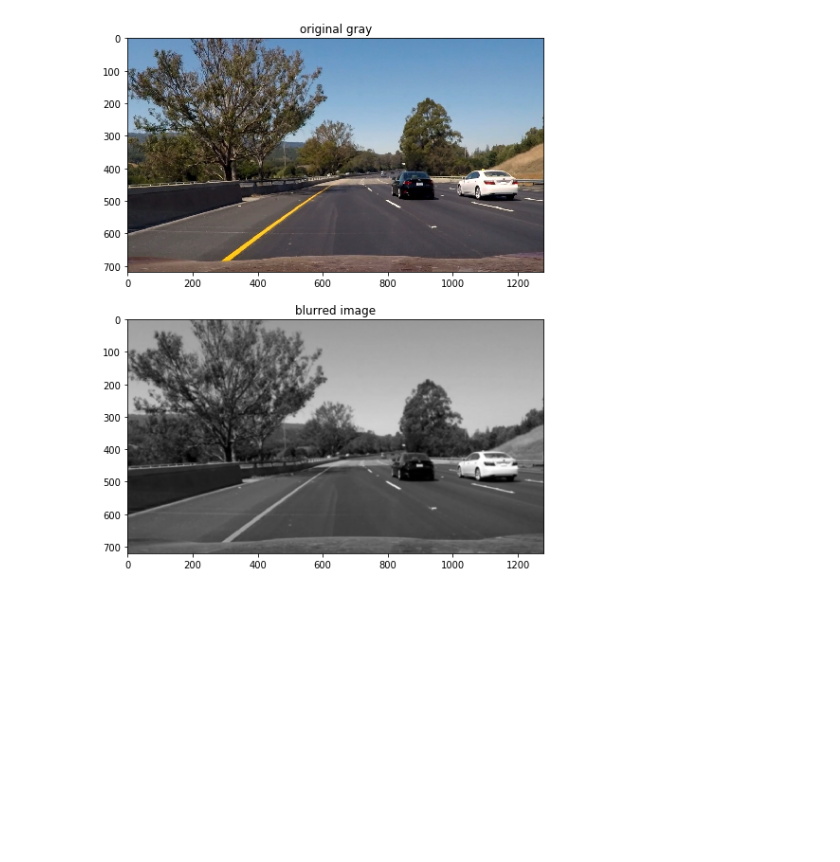
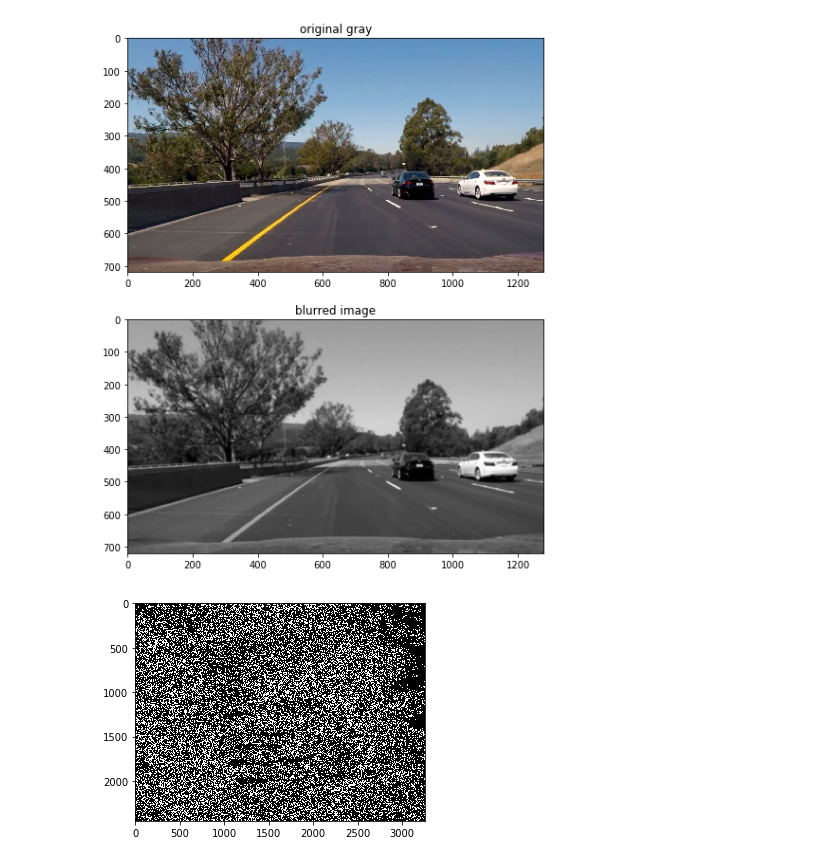
Before and after one commit to Defcon27/Image-Search-using-Parallel-Computing, a Jupyter notebook: Filters.ipynb, the cells around one changed output. Cells and saved outputs as stored; diff of their text form; code cells hidden in the pictures; blank space fills up the shorter version.

Commit message:
added canny edge filter

```diff
--- a/Filters.ipynb
+++ b/Filters.ipynb
@@ -102,3 +102,15 @@ ax2.imshow(img, cmap='gray')
 plt.show()
 # %% [output]
 [figure]
+# %%
+import cv2
+import matplotlib.pyplot as plt
+from ConvolutionalFilters import ConvolutionFilter
+
+image = cv2.imread("Image_Database/100302.jpg")
+filters = ConvolutionFilter(image)
+
+plt.imshow(filters.applyCannyEdge(), cmap="gray")
+plt.show()
+# %% [output]
+[figure, added]
```
Also changed, not shown: 1 other file.
